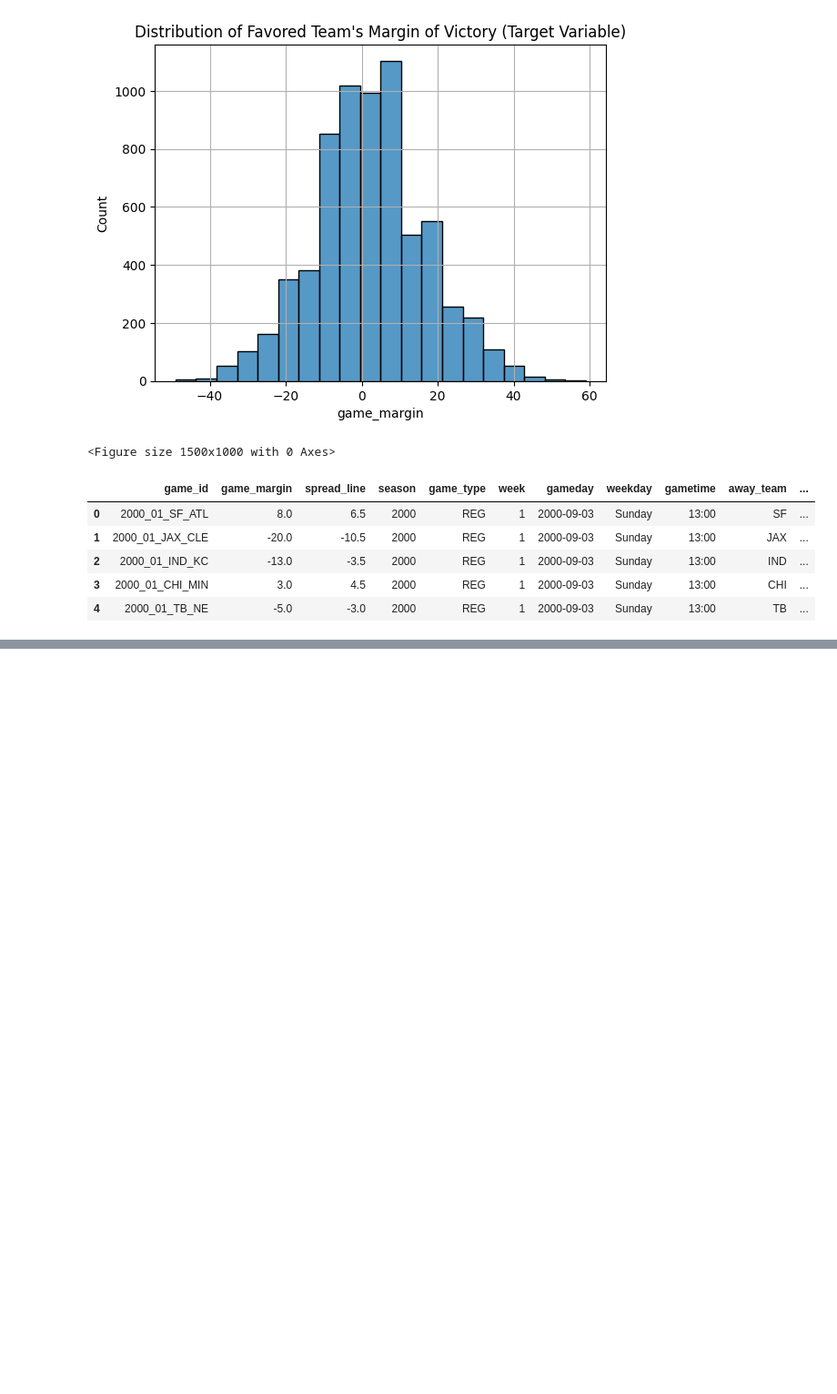
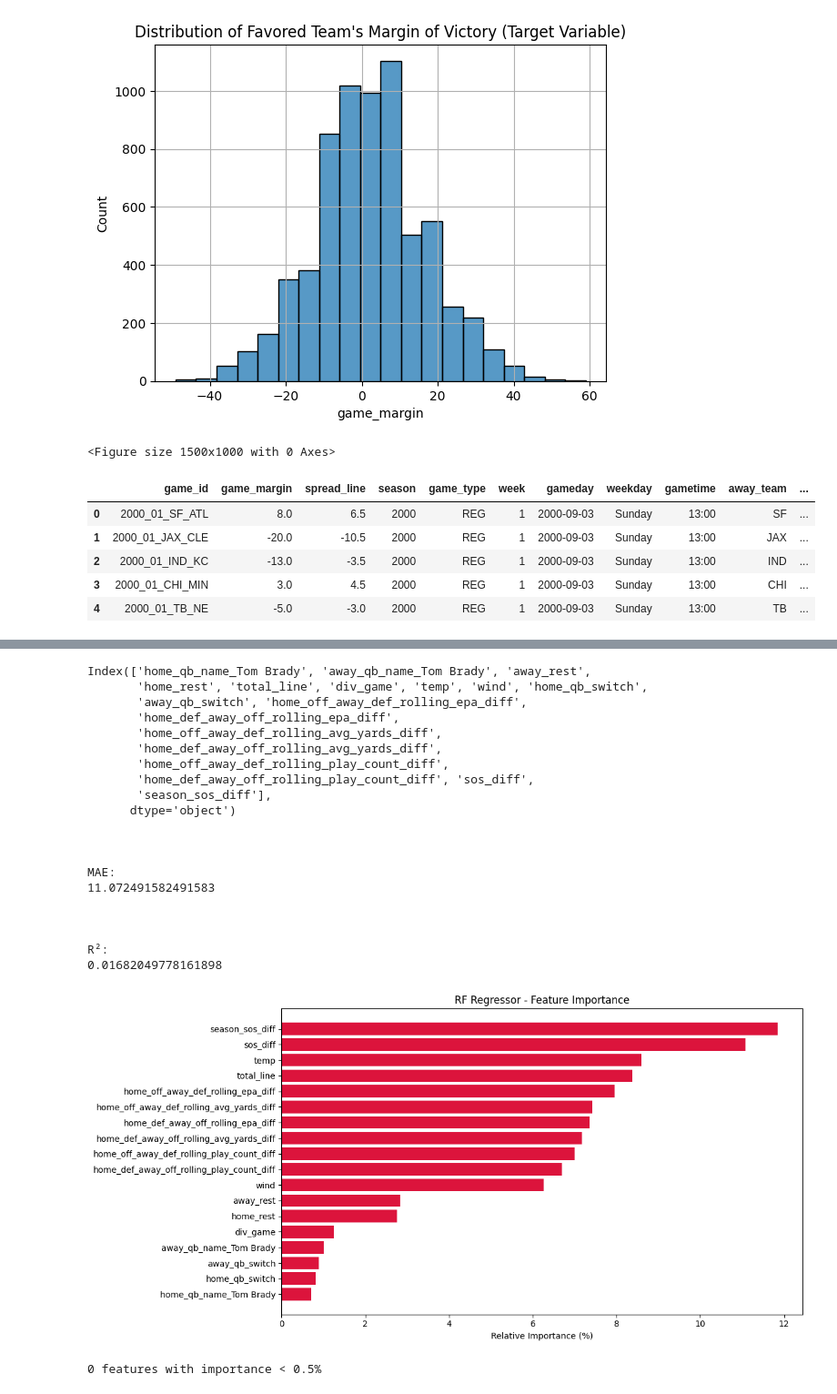
Before and after one commit to joscho11/BettingEdge, a Jupyter notebook: DS606_TeamE_Schoenbaum_Kuykendall_BettingEdge.ipynb, the cells around one changed output, grey strips where cells are left out. Shown at 91% size. Drawn from its saved outputs; the diff is of its cells as text; code cells hidden in the pictures; blank space fills up the shorter version.

```diff
--- a/DS606_TeamE_Schoenbaum_Kuykendall_BettingEdge.ipynb
+++ b/DS606_TeamE_Schoenbaum_Kuykendall_BettingEdge.ipynb
@@ -454,0 +769,26 @@ features_df
+# %%
+#after RF regressor, updating features to combine epa, avg yards, and play count (home off vs away def and home def vs away off)
+top_features_rf_reg, top_features_df, dropped_features = random_forest_regressor(updated_df)
+# %% [output]
+Index(['home_qb_name_Tom Brady', 'away_qb_name_Tom Brady', 'away_rest',
+       'home_rest', 'total_line', 'div_game', 'temp', 'wind', 'home_qb_switch',
+       'away_qb_switch', 'home_off_away_def_rolling_epa_diff',
+       'home_def_away_off_rolling_epa_diff',
+       'home_off_away_def_rolling_avg_yards_diff',
+       'home_def_away_off_rolling_avg_yards_diff',
+       'home_off_away_def_rolling_play_count_diff',
+       'home_def_away_off_rolling_play_count_diff', 'sos_diff',
+       'season_sos_diff'],
+      dtype='object')
+
+
+
+MAE:
+11.072491582491583
+
+
+
+R²:
+0.01682049778161898
+[figure, added]
+0 features with importance < 0.5%
```
Also changed, not shown: parts of 25 cells of this notebook.
